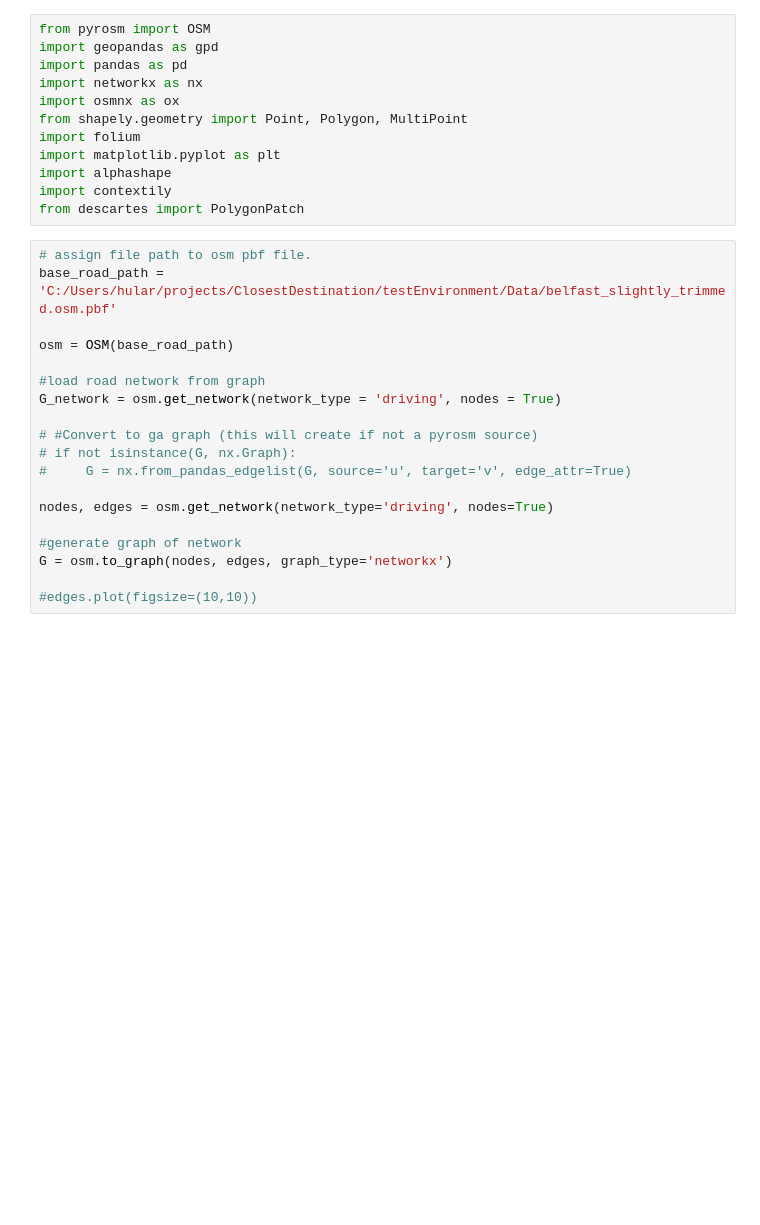
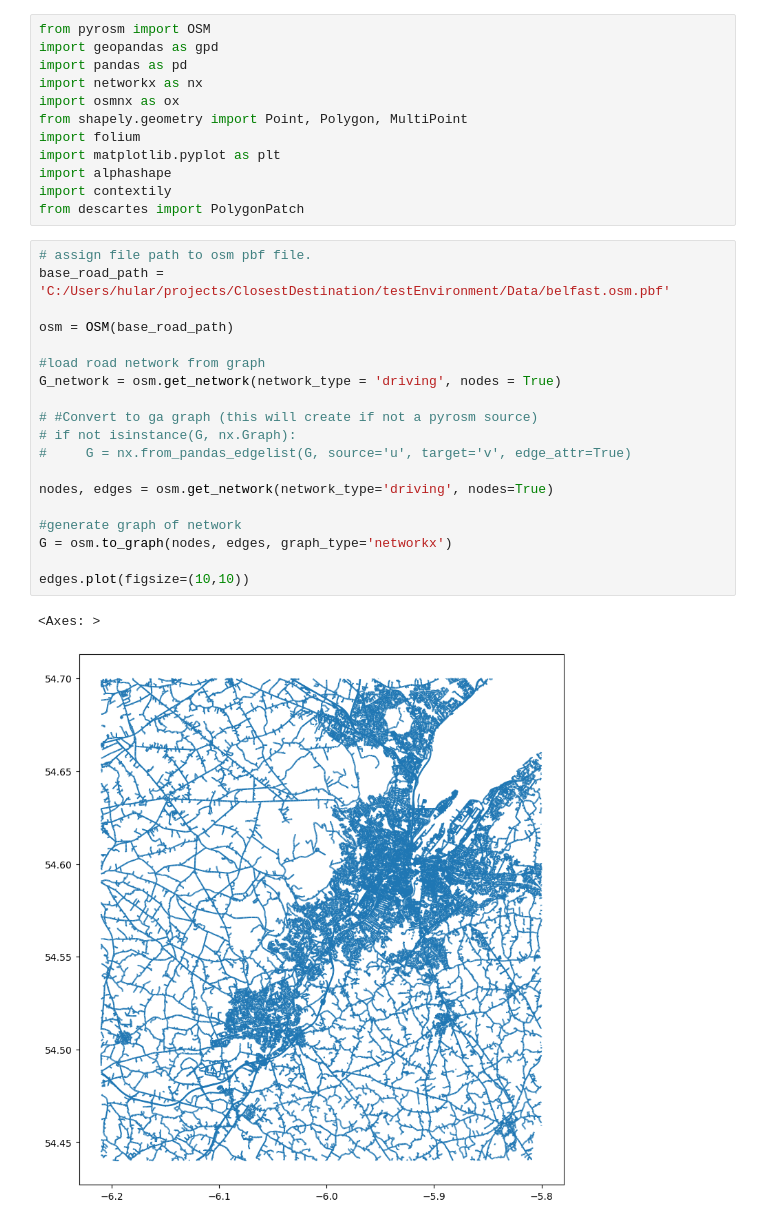
Before and after one commit to hularuns/ClosestDestination, a Jupyter notebook: service_area.ipynb, the cells around one changed output. Cells and saved outputs as stored; diff of their text form; blank space fills up the shorter version.

```diff
--- a/service_area.ipynb
+++ b/service_area.ipynb
@@ -12,23 +12,26 @@ import contextily
 from descartes import PolygonPatch
 # %%
 # assign file path to osm pbf file.
-base_road_path = 'C:/Users/hular/projects/ClosestDestination/testEnvironment/Data/belfast_slightly_trimmed.osm.pbf'
+base_road_path = 'C:/Users/hular/projects/ClosestDestination/testEnvironment/Data/belfast.osm.pbf'
 
 osm = OSM(base_road_path)
 
 #load road network from graph
 G_network = osm.get_network(network_type = 'driving', nodes = True)
 
 # #Convert to ga graph (this will create if not a pyrosm source)
 # if not isinstance(G, nx.Graph):
 #     G = nx.from_pandas_edgelist(G, source='u', target='v', edge_attr=True)
 
 nodes, edges = osm.get_network(network_type='driving', nodes=True)
 
 #generate graph of network
 G = osm.to_graph(nodes, edges, graph_type='networkx')
 
-#edges.plot(figsize=(10,10))
+edges.plot(figsize=(10,10))
+# %% [output]
+<Axes: >
+[figure, added]
 # %%
 #load in the data which service areas will be analysed.
 #sticking it in a try loop forces it to work.
```
Also changed, not shown: parts of 11 cells of this notebook.
